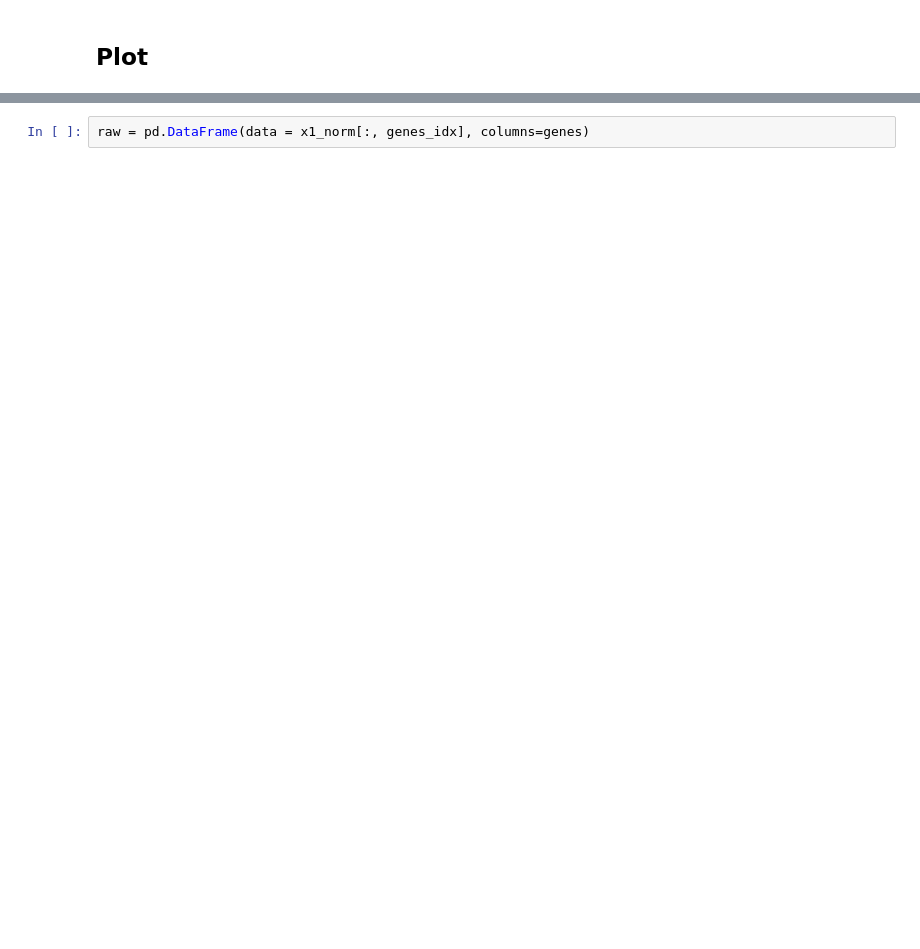
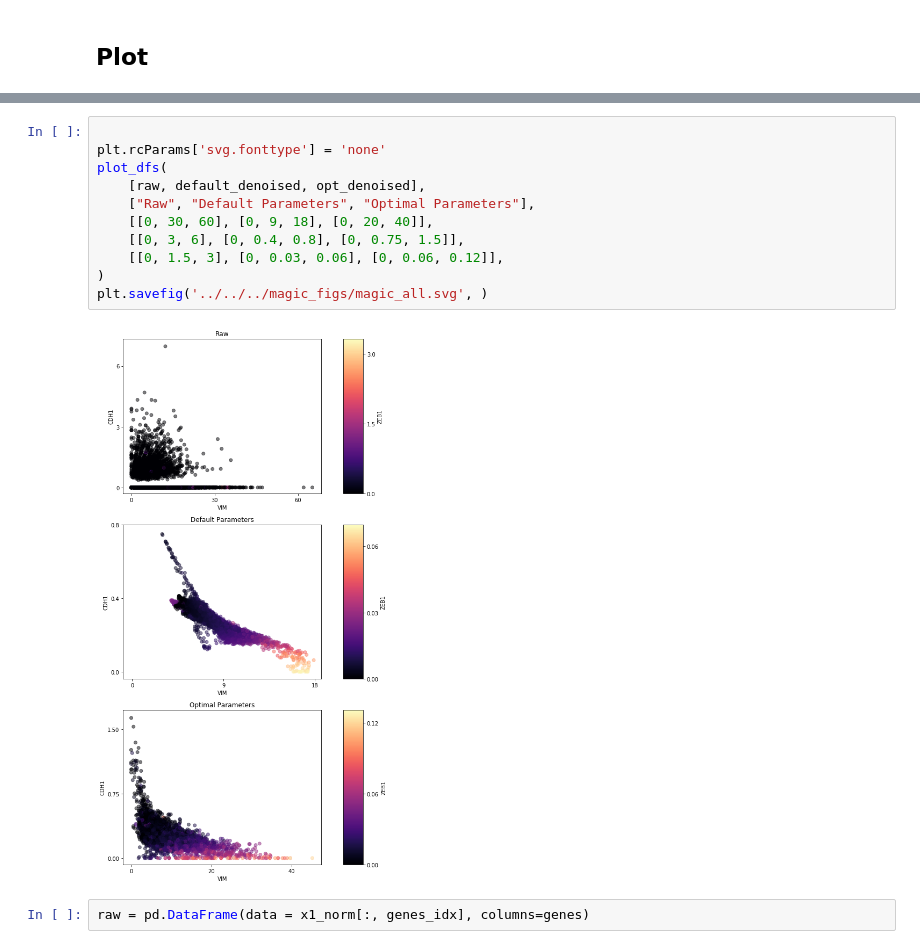
Before and after one commit to czbiohub-sf/molecular-cross-validation, a Jupyter notebook: src/noise2self_sc/Figure-MAGIC.ipynb, the cells around one changed output, grey strips where cells are left out. Drawn from its saved outputs; the diff is of its cells as text; blank space fills up the shorter version.

```diff
--- a/src/noise2self_sc/Figure-MAGIC.ipynb
+++ b/src/noise2self_sc/Figure-MAGIC.ipynb
@@ -194,2 +269,15 @@ def plot_df(denoised, title, plot_lim=None, cbar_ticks = None):
+# %%
+
+plt.rcParams['svg.fonttype'] = 'none'
+plot_dfs(
+    [raw, default_denoised, opt_denoised],
+    ["Raw", "Default Parameters", "Optimal Parameters"],
+    [[0, 30, 60], [0, 9, 18], [0, 20, 40]],
+    [[0, 3, 6], [0, 0.4, 0.8], [0, 0.75, 1.5]],
+    [[0, 1.5, 3], [0, 0.03, 0.06], [0, 0.06, 0.12]],
+)
+plt.savefig('../../../magic_figs/magic_all.svg', )
+# %% [output]
+[figure, added]
 # %%
 raw = pd.DataFrame(data = x1_norm[:, genes_idx], columns=genes)
```
Also changed, not shown: parts of 22 cells of this notebook, 9 other files.
